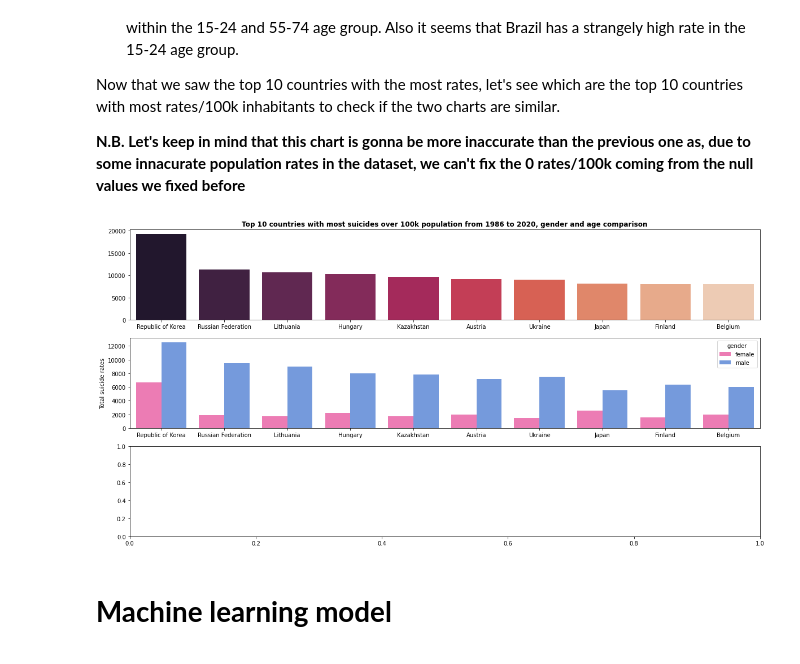
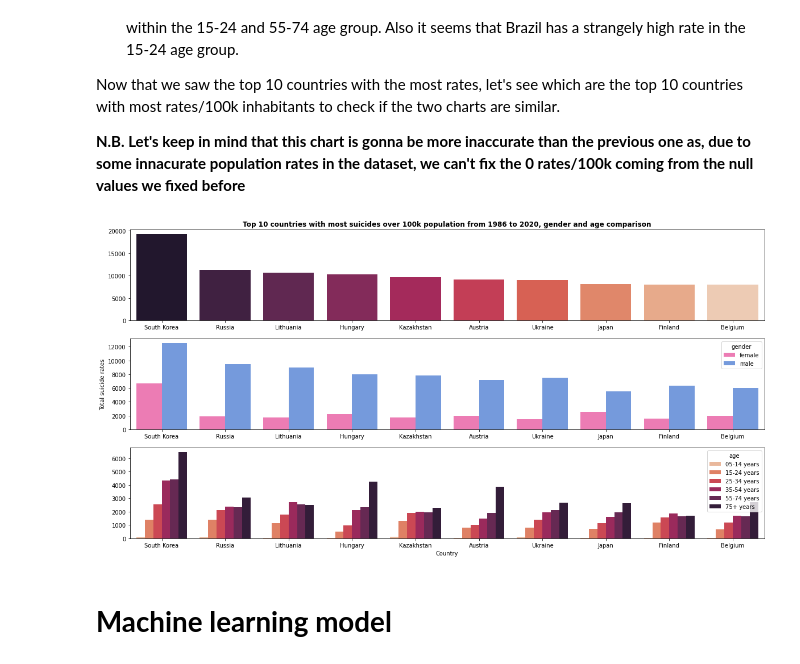
Before and after one commit to marcocolognesi/programming_class_final_project, a Jupyter notebook: final_project.ipynb, the cells around one changed output. Drawn from its saved outputs; the diff is of its cells as text; code cells hidden in the pictures.

```diff
--- a/final_project.ipynb
+++ b/final_project.ipynb
@@ -1127,29 +1252,48 @@ Now that we saw the top 10 countries with the most rates, let's see which are th
 
 **N.B. Let's keep in mind that this chart is gonna be more inaccurate than the previous one as, due to some innacurate population rates in the dataset, we can't fix the 0 rates/100k coming from the null values we fixed before**
 # %%
-country_groupby_suicide100ksum_df = suicide_df.groupby('country').suicides_100k_pop.sum().sort_values(ascending=False)[0:10]
-state_list2 = ['Republic of Korea', 'Russian Federation', 'Lithuania', 'Hungary', 'Kazakhstan', 'Austria', 'Ukraine', 'Japan', 'Finland', 'Belgium']
-top_10_countries_most_suicides100kpop_df = suicide_df.query('country in @state_list2')
-top_10_countries_most_suicides100kpop_gender_groupby_sum_df = top_10_countries_most_suicides100kpop_df.groupby(['country', 'gender']).suicides_100k_pop.sum()
-top_10_countries_most_suicides100kpop_gender_groupby_sum_df_sorted = top_10_countries_most_suicides100kpop_gender_groupby_sum_df.reset_index().set_index('country').loc[state_list2]
+country_groupby_sumrates100kpop_not_filled = suicide_df.groupby('country').suicides_100k_pop.sum()
+top_10_countries_100kpop = country_groupby_sumrates100kpop_not_filled.sort_values(ascending = False)[0:10].index
+top_10_most_suicide_rates_100kpop = country_groupby_sumrates100kpop_not_filled.sort_values(ascending = False)[0:10].values
 
 
+state_list2 = ['Republic of Korea', 'Russian Federation', 'Lithuania', 'Hungary', 'Kazakhstan', 'Austria', 'Ukraine', 'Japan', 'Finland', 'Belgium']
+labels2 = ['South Korea', 'Russia', 'Lithuania', 'Hungary', 'Kazakhstan', 'Austria','Ukraine','Japan','Finland','Belgium']
+
+
+top_10_countries_most_suicides_rates100kpop_df_not_filled = suicide_df_not_filled.query('country in @state_list2')
+
+#Gender groupby
+top_10_countries_most_suicides100kpop_gender_groupby_sum_df_not_filled = top_10_countries_most_suicides_rates100kpop_df_not_filled.groupby(['country', 'gender']).suicides_100k_pop.sum()
+top_10_countries_most_suicides100kpop_gender_groupby_sum_df_not_filled_sorted = top_10_countries_most_suicides100kpop_gender_groupby_sum_df_not_filled.reset_index().set_index('country').loc[state_list2]
+
+#Age groupby
+top_10_countries_most_suicides100kpop_age_groupby_sum_df_not_filled = top_10_countries_most_suicides_rates100kpop_df_not_filled.groupby(['country','age']).suicides_100k_pop.sum()
+top_10_countries_most_suicides100kpop_age_groupby_sum_df_not_filled_sorted = top_10_countries_most_suicides100kpop_age_groupby_sum_df_not_filled.reset_index().set_index('country').loc[state_list2]
+
+#Plotting
 f, ax = plt.subplots(3,1,figsize=(20, 10))
-sns.barplot(x= country_groupby_suicide100ksum_df.index, y= country_groupby_suicide100ksum_df.values, palette = "rocket", ax=ax[0])
+sns.barplot(x= top_10_countries_100kpop, y= top_10_most_suicide_rates_100kpop, palette = "rocket", ax=ax[0])
 ax[0].set_title('Top 10 countries with most suicides over 100k population from 1986 to 2020, gender and age comparison', weight='bold')
 ax[0].ticklabel_format(axis = 'y', style = 'plain')
 ax[0].set_ylabel('')
 ax[0].set_xlabel('')
-###########################
-sns.barplot(x= top_10_countries_most_suicides100kpop_gender_groupby_sum_df_sorted.index, y= 'suicides_100k_pop', hue='gender', data= top_10_countries_most_suicides100kpop_gender_groupby_sum_df_sorted, palette=('hotpink','cornflowerblue'), ax=ax[1])
+ax[0].set_xticklabels(labels2)
+#######
+sns.barplot(x= top_10_countries_most_suicides100kpop_gender_groupby_sum_df_not_filled_sorted.index, y= 'suicides_100k_pop', hue='gender', data= top_10_countries_most_suicides100kpop_gender_groupby_sum_df_not_filled_sorted, palette=('hotpink','cornflowerblue'), ax=ax[1])
 ax[1].ticklabel_format(axis = 'y', style = 'plain')
 ax[1].set_ylabel('Total suicide rates')
 ax[1].set_xlabel('')
-###########################
+ax[1].set_xticklabels(labels2)
+#######
+sns.barplot(x= top_10_countries_most_suicides100kpop_age_groupby_sum_df_not_filled_sorted.index, y= 'suicides_100k_pop', hue='age', data= top_10_countries_most_suicides100kpop_age_groupby_sum_df_not_filled_sorted, palette='rocket_r', ax=ax[2])
+ax[2].set_ylabel('')
+ax[2].set_xlabel('Country')
+ax[2].set_xticklabels(labels2)
 
 plt.show()
 # %% [output]
-[figure, old version]
+[figure, new version]
 # %% [markdown]
 # **Machine learning model**
 # %%
```
Also changed, not shown: parts of 22 cells of this notebook.
